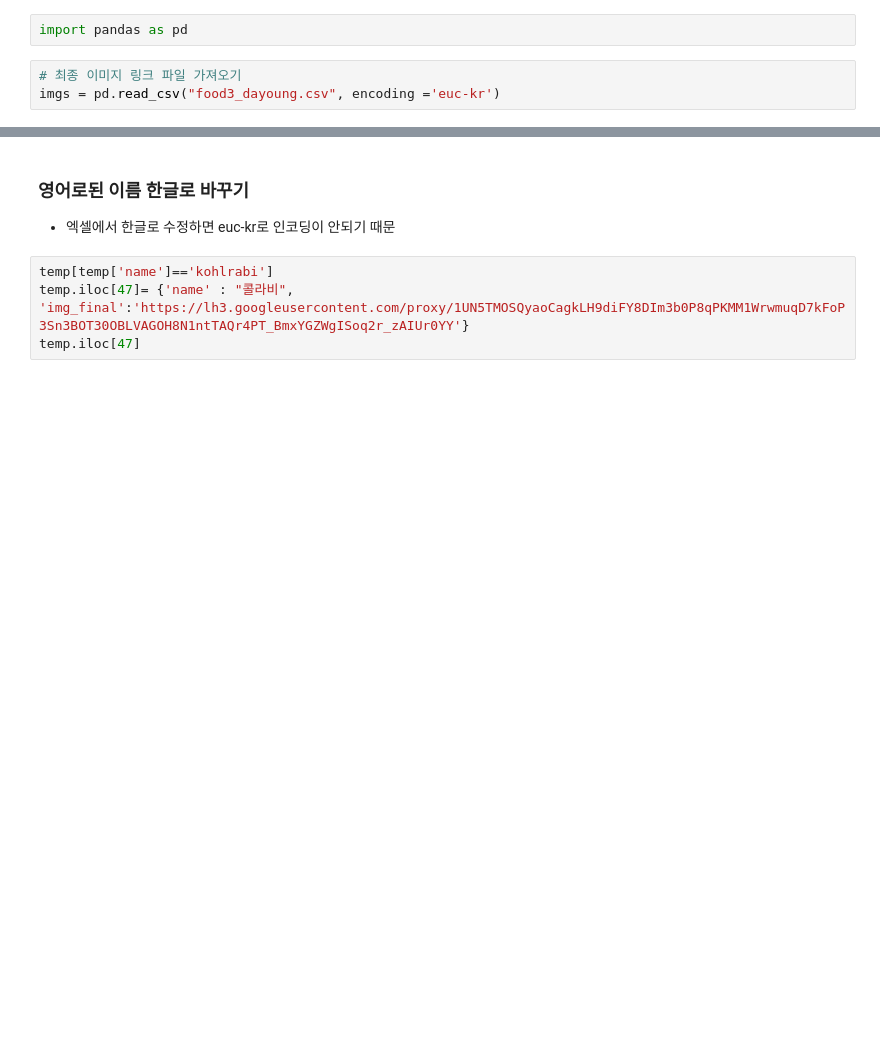
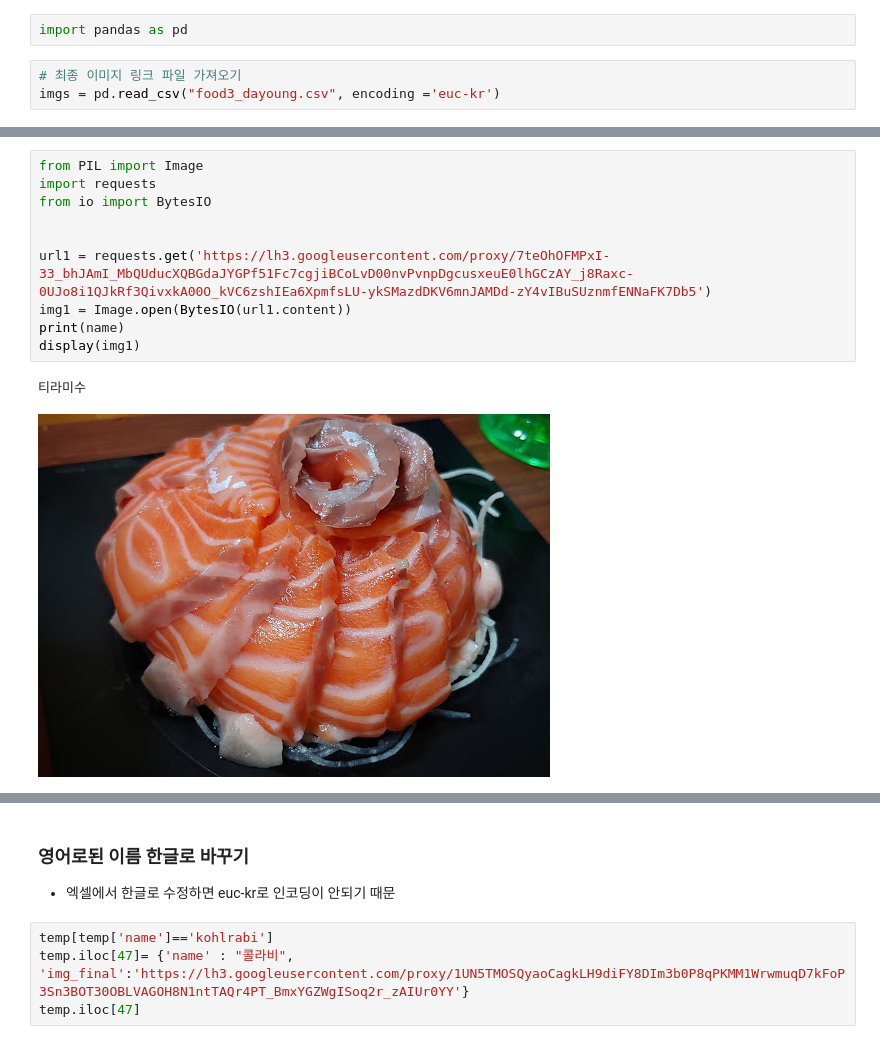
Before and after one commit to dayoungMM/let_it_zoom, a Jupyter notebook: crawing/crawing_jupyter/dayoung_02_select_img.ipynb, the cells around one changed output, grey strips where cells are left out. Drawn from its saved outputs; the diff is of its cells as text; blank space fills up the shorter version.

```diff
--- a/crawing/crawing_jupyter/dayoung_02_select_img.ipynb
+++ b/crawing/crawing_jupyter/dayoung_02_select_img.ipynb
@@ -37,3 +33,16 @@ temp.iloc[:3]
+# %%
+from PIL import Image
+import requests
+from io import BytesIO
+
+
+url1 = requests.get('https://lh3.googleusercontent.com/proxy/7teOhOFMPxI-33_bhJAmI_MbQUducXQBGdaJYGPf51Fc7cgjiBCoLvD00nvPvnpDgcusxeuE0lhGCzAY_j8Raxc-0UJo8i1QJkRf3QivxkA00O_kVC6zshIEa6XpmfsLU-ykSMazdDKV6mnJAMDd-zY4vIBuSUznmfENNaFK7Db5')
+img1 = Image.open(BytesIO(url1.content))
+print(name)
+display(img1)
+# %% [output]
+티라미수
+[figure, added]
 # %%
 from PIL import Image
 import requests
```
Also changed, not shown: parts of 5 cells of this notebook, 34 other files.
